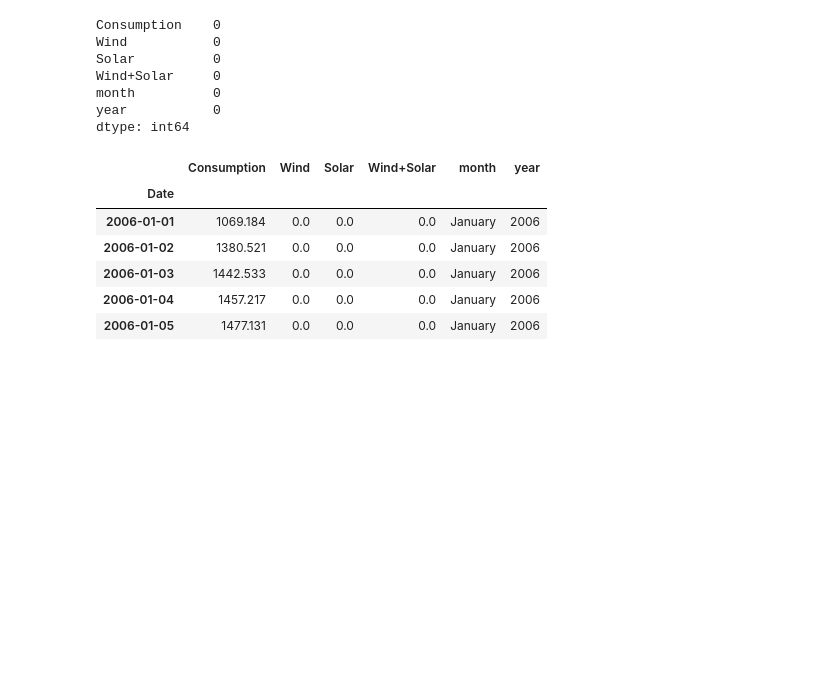
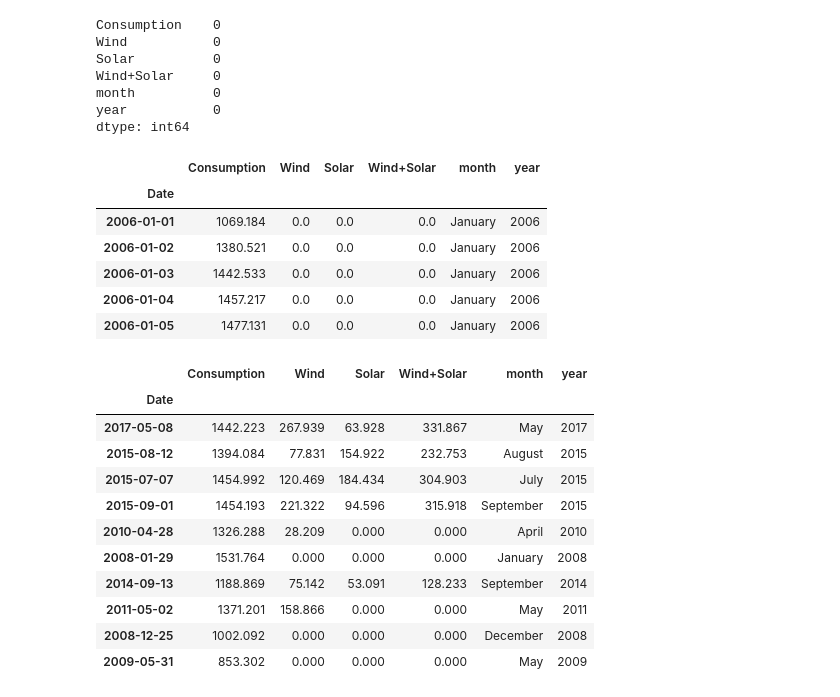
Before and after one commit to craigcalzado/time-series-exercises, a Jupyter notebook: data_prep_timeseries.ipynb, the cells around one changed output. Drawn from its saved outputs; the diff is of its cells as text; code cells hidden in the pictures; blank space fills up the shorter version.

```diff
--- a/data_prep_timeseries.ipynb
+++ b/data_prep_timeseries.ipynb
@@ -208,3 +216,19 @@ def opsd_prep(df):
 opsd_check = tsa.acquire_opsd_germany_daily()
 # %%
 opsd_check = tsp.opsd_prep(opsd_check)
+# %%
+# select a random amount of rows
+opsd.sample(10, random_state=1)
+# %% [output]
+|  | Consumption | Wind | Solar | Wind+Solar | month | year |
+| Date |  |  |  |  |  |  |
+| 2017-05-08 | 1442.223 | 267.939 | 63.928 | 331.867 | May | 2017 |
+| 2015-08-12 | 1394.084 | 77.831 | 154.922 | 232.753 | August | 2015 |
+| 2015-07-07 | 1454.992 | 120.469 | 184.434 | 304.903 | July | 2015 |
+| 2015-09-01 | 1454.193 | 221.322 | 94.596 | 315.918 | September | 2015 |
+| 2010-04-28 | 1326.288 | 28.209 | 0.000 | 0.000 | April | 2010 |
+| 2008-01-29 | 1531.764 | 0.000 | 0.000 | 0.000 | January | 2008 |
+| 2014-09-13 | 1188.869 | 75.142 | 53.091 | 128.233 | September | 2014 |
+| 2011-05-02 | 1371.201 | 158.866 | 0.000 | 0.000 | May | 2011 |
+| 2008-12-25 | 1002.092 | 0.000 | 0.000 | 0.000 | December | 2008 |
+| 2009-05-31 | 853.302 | 0.000 | 0.000 | 0.000 | May | 2009 |
```
Also changed, not shown: parts of 2 cells of this notebook.
